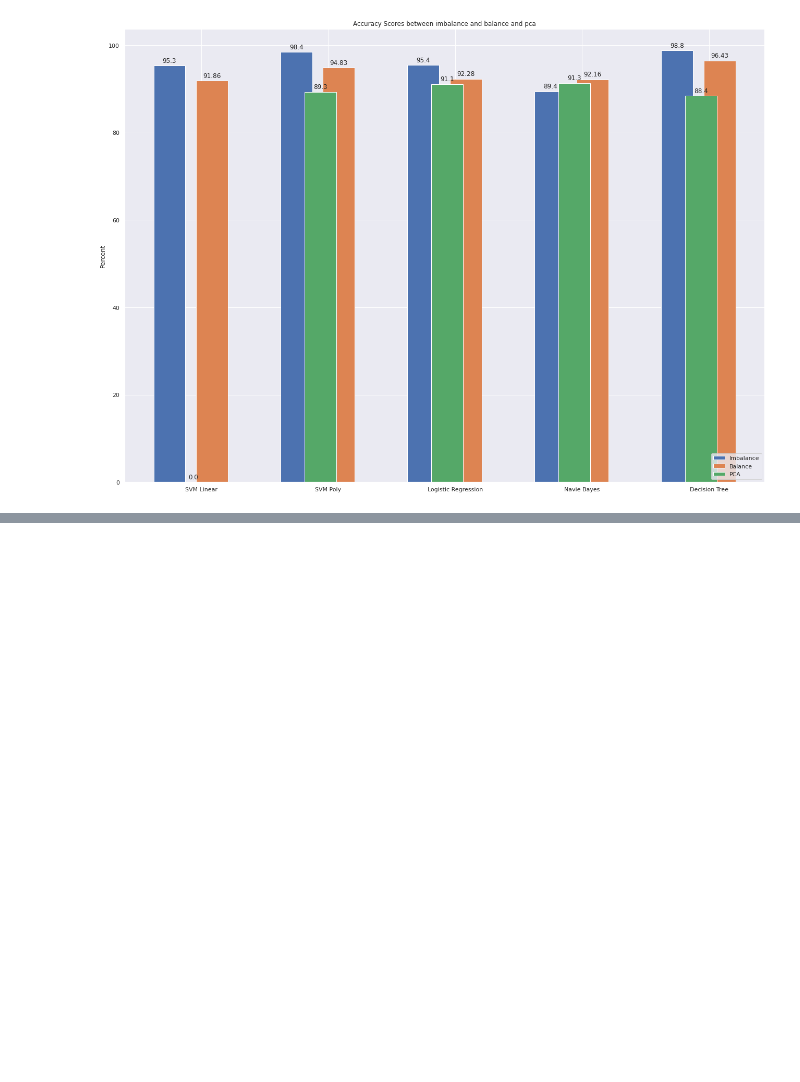
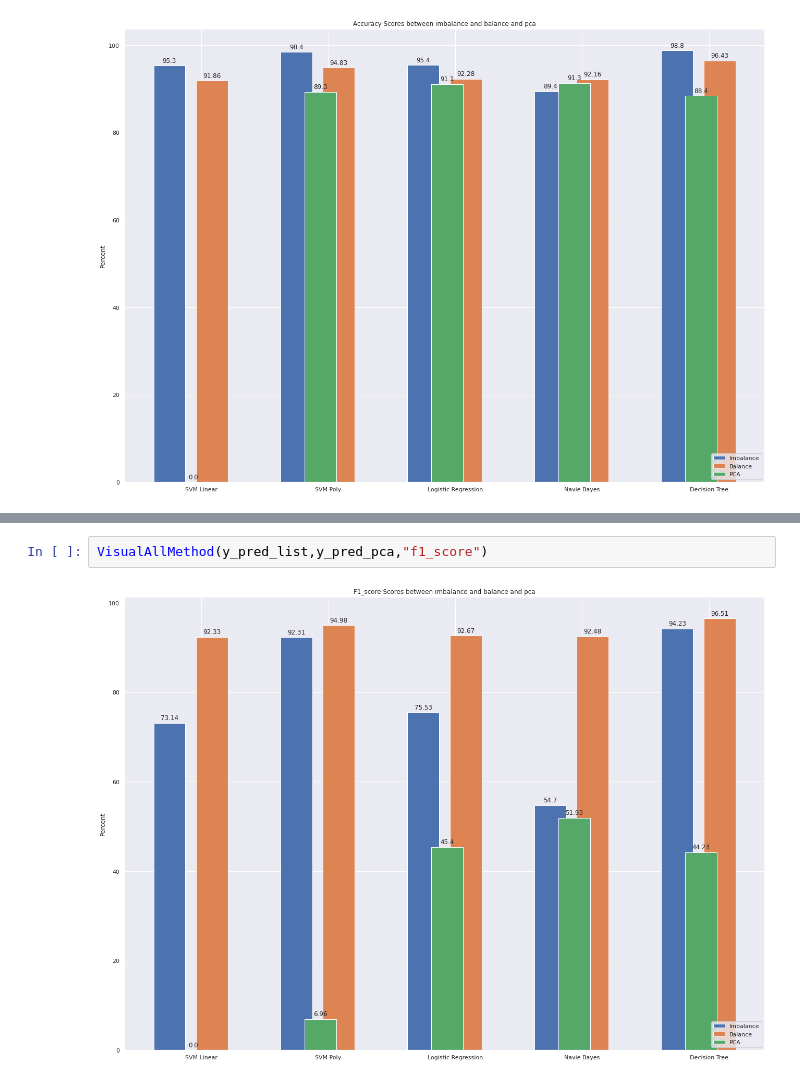
Before and after one commit to susannoo123/CS115, a Jupyter notebook: SVM_final.ipynb, the cells around one changed output, grey strips where cells are left out. Saved outputs shown, nothing was run; the diff lists cells and outputs as text; blank space fills up the shorter version.

```diff
--- a/SVM_final.ipynb
+++ b/SVM_final.ipynb
@@ -1025,0 +1029,4 @@ VisualAllMethod(y_pred_list,y_pred_pca,"accuracy")
+# %%
+VisualAllMethod(y_pred_list,y_pred_pca,"f1_score")
+# %% [output]
+[figure, added]
```
Also changed, not shown: parts of 5 cells of this notebook.
